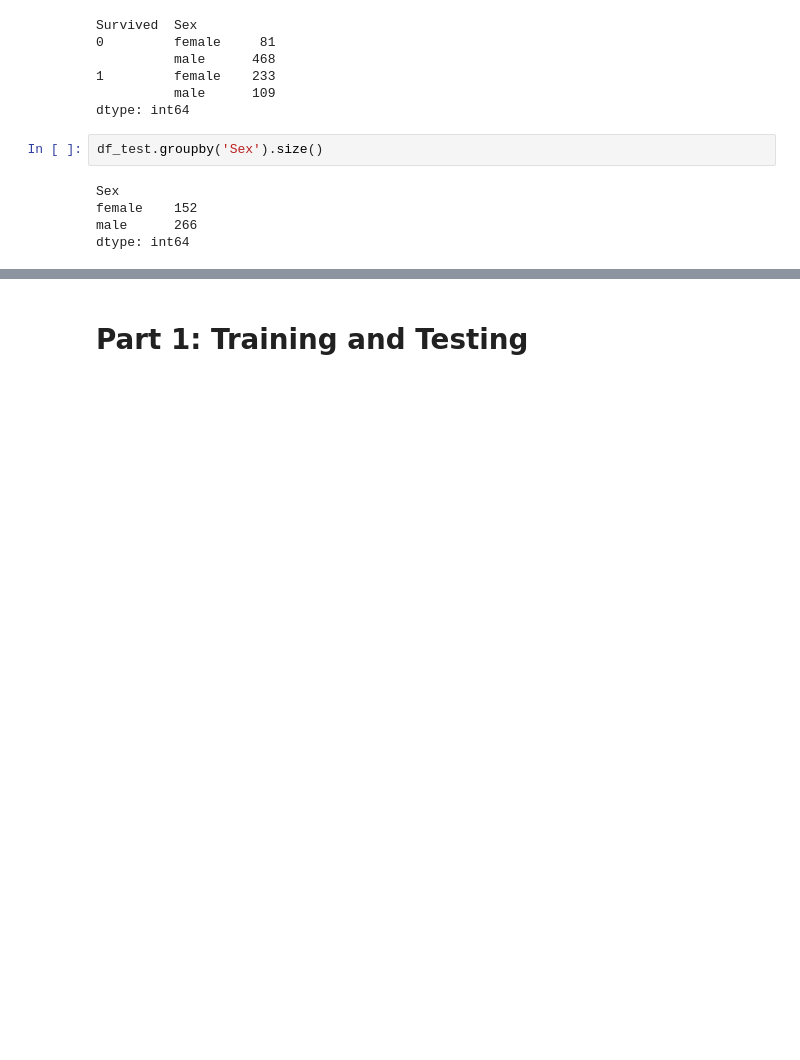
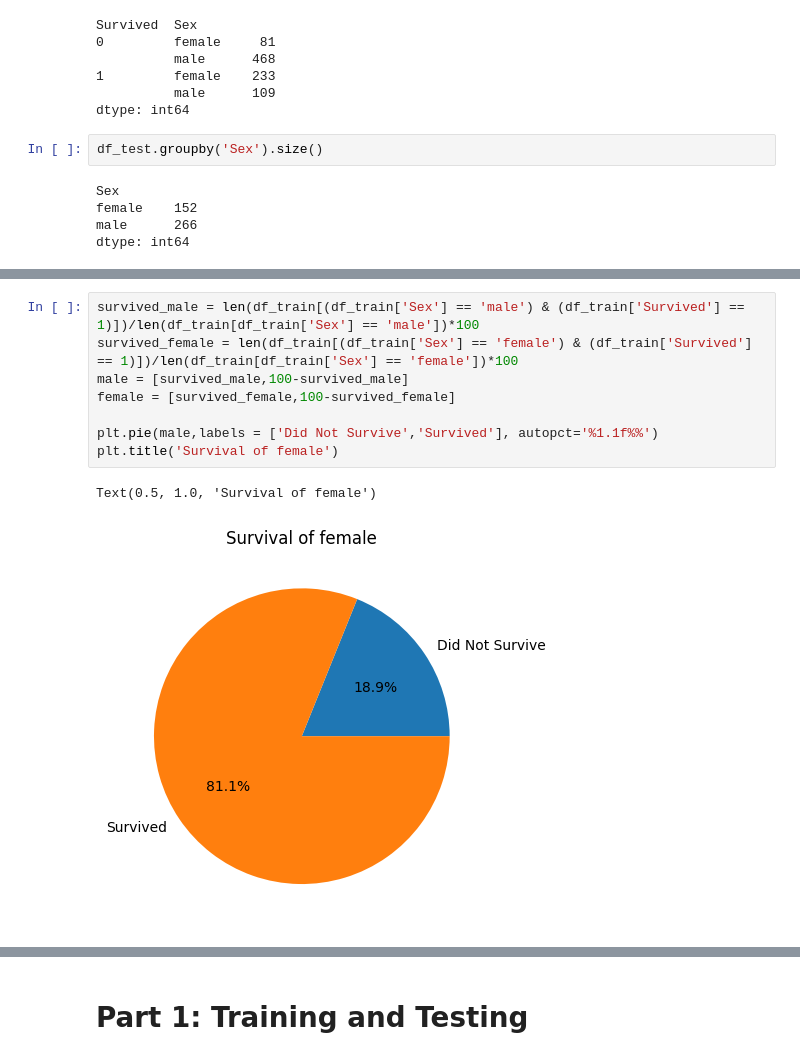
Before and after one commit to Zenon-Nowakowski/Kaggle-titanic, a Jupyter notebook: main.ipynb, the cells around one changed output, grey strips where cells are left out. Drawn from its saved outputs; the diff is of its cells as text; blank space fills up the shorter version.

```diff
--- a/main.ipynb
+++ b/main.ipynb
@@ -64,0 +88,11 @@ dtype: int64
+# %%
+survived_male = len(df_train[(df_train['Sex'] == 'male') & (df_train['Survived'] == 1)])/len(df_train[df_train['Sex'] == 'male'])*100
+survived_female = len(df_train[(df_train['Sex'] == 'female') & (df_train['Survived'] == 1)])/len(df_train[df_train['Sex'] == 'female'])*100
+male = [survived_male,100-survived_male]
+female = [survived_female,100-survived_female]
+
+plt.pie(male,labels = ['Did Not Survive','Survived'], autopct='%1.1f%%')
+plt.title('Survival of female')
+# %% [output]
+Text(0.5, 1.0, 'Survival of female')
+[figure, added]
```
Also changed, not shown: parts of 15 cells of this notebook, 1 other file.
